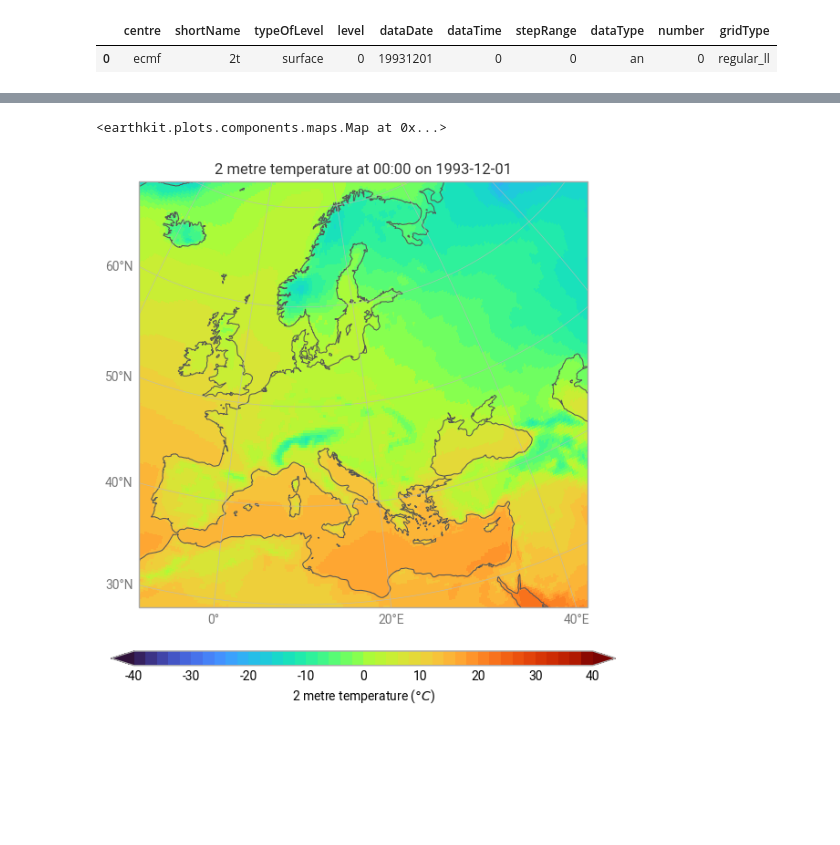
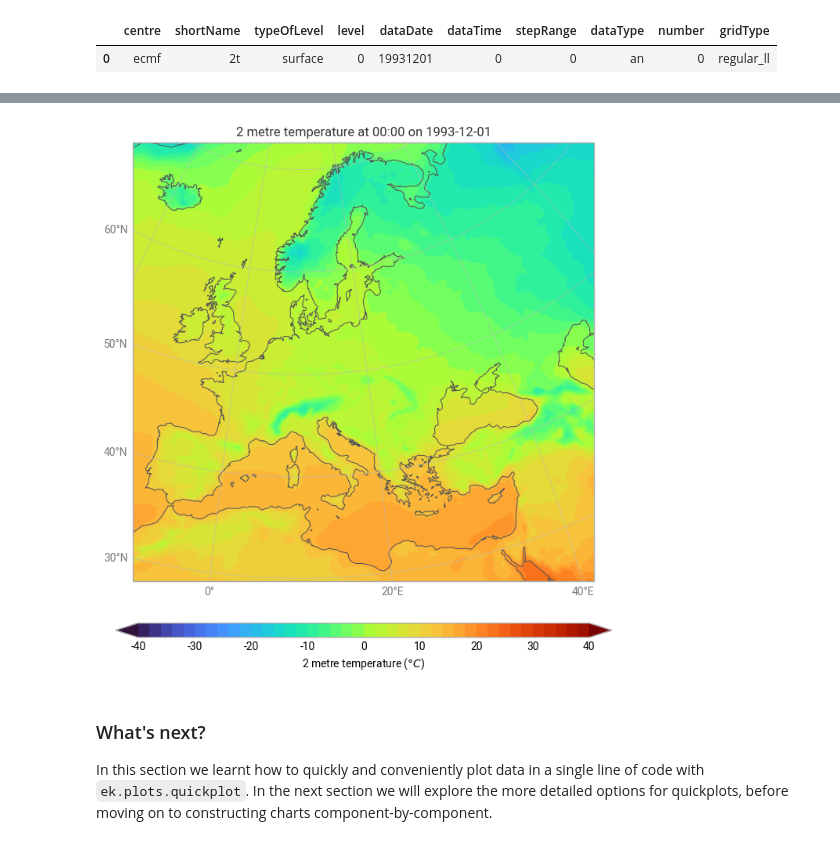
Before and after one commit to ecmwf/earthkit-plots, a Jupyter notebook: docs/examples/guide/01-introduction.ipynb, the cells around one changed output, grey strips where cells are left out. Cells and saved outputs as stored; diff of their text form; code cells hidden in the pictures; blank space fills up the shorter version.

```diff
--- a/docs/examples/guide/01-introduction.ipynb
+++ b/docs/examples/guide/01-introduction.ipynb
@@ -38,7 +55,5 @@ We can load in some sample data using the `earthkit-data` package:
 # %%
-import earthkit.data
-
-data = earthkit.data.from_source("sample", "era5-monthly-mean-2t-199312.grib")
+data = ek.data.from_source("sample", "era5-monthly-mean-2t-199312.grib")
 data.ls()
 # %% [output]
 |  | centre | shortName | typeOfLevel | level | dataDate | dataTime | stepRange | dataType | number | gridType |
@@ -64,5 +79,8 @@ We can also pass information to `quickmap` about the domain on which we would li
 # %%
-qmap.plot(data, domain="Europe", units="celsius")
+ek.plots.quickplot(data, domain="Europe", units="celsius").show()
 # %% [output]
-<earthkit.plots.components.maps.Map at 0x...>
-[figure, old version]
+[figure, new version]
+# %% [markdown]
+### What's next?
+
+In this section we learnt how to quickly and conveniently plot data in a single line of code with `ek.plots.quickplot`. In the next section we will explore the more detailed options for quickplots, before moving on to constructing charts component-by-component.
```
Also changed, not shown: parts of 27 cells of this notebook, 56 other files.
